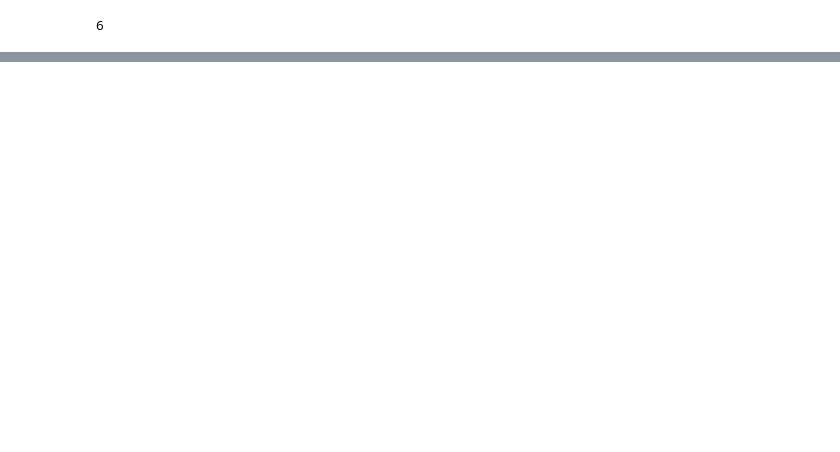
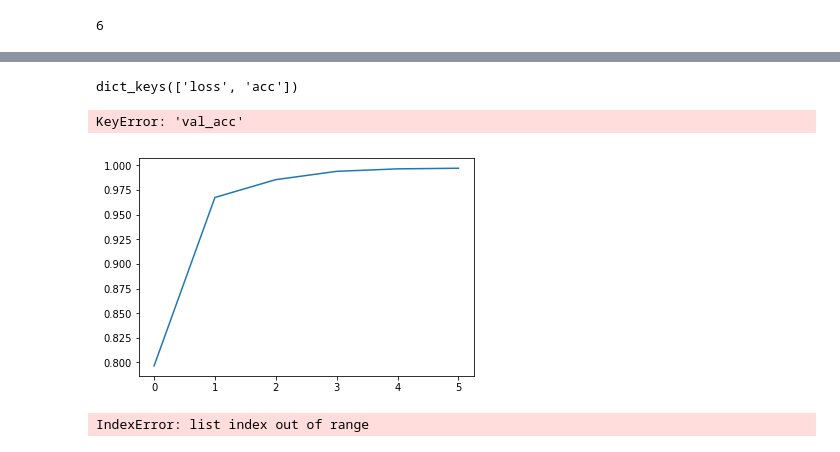
Before and after one commit to tifat58/Deep-Learning-Image-Classification, a Jupyter notebook: shahzain_task.ipynb, the cells around one changed output, grey strips where cells are left out. Drawn from its saved outputs; the diff is of its cells as text; code cells hidden in the pictures; blank space fills up the shorter version.

```diff
--- a/shahzain_task.ipynb
+++ b/shahzain_task.ipynb
@@ -41,0 +357,29 @@ NameError: name 'X_dat' is not defined
+# %%
+print(history.history.keys())
+# summarize history for accuracy
+plt.plot(history.history['acc'])
+plt.plot(history.history['val_acc'])
+plt.title('model accuracy')
+plt.ylabel('accuracy')
+plt.xlabel('epoch')
+plt.legend(['train', 'test'], loc='upper left')
+plt.show()
+# summarize history for loss
+plt.plot(history.history['loss'])
+plt.plot(history.history['val_loss'])
+plt.title('model loss')
+plt.ylabel('loss')
+plt.xlabel('epoch')
+plt.legend(['train', 'test'], loc='upper left')
+plt.show()
+# %% [output]
+dict_keys(['loss', 'acc'])
+KeyError: 'val_acc'
+[figure, added]
+# %%
+# Test the model
+score = model.evaluate(x_test, y_test, verbose=0)
+print('Test loss:', score[0])
+print('Test accuracy:', score[1])
+# %% [output]
+IndexError: list index out of range
```
Also changed, not shown: parts of 24 cells of this notebook.
